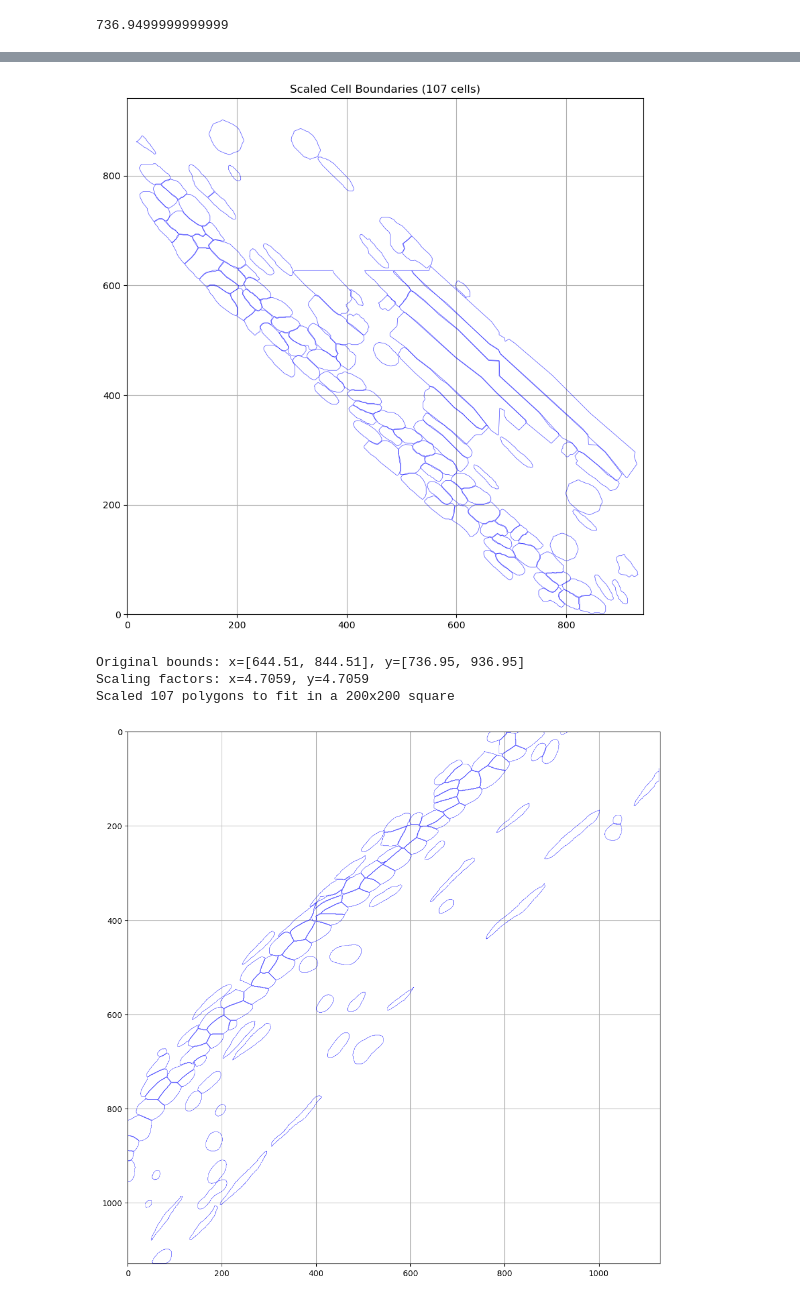
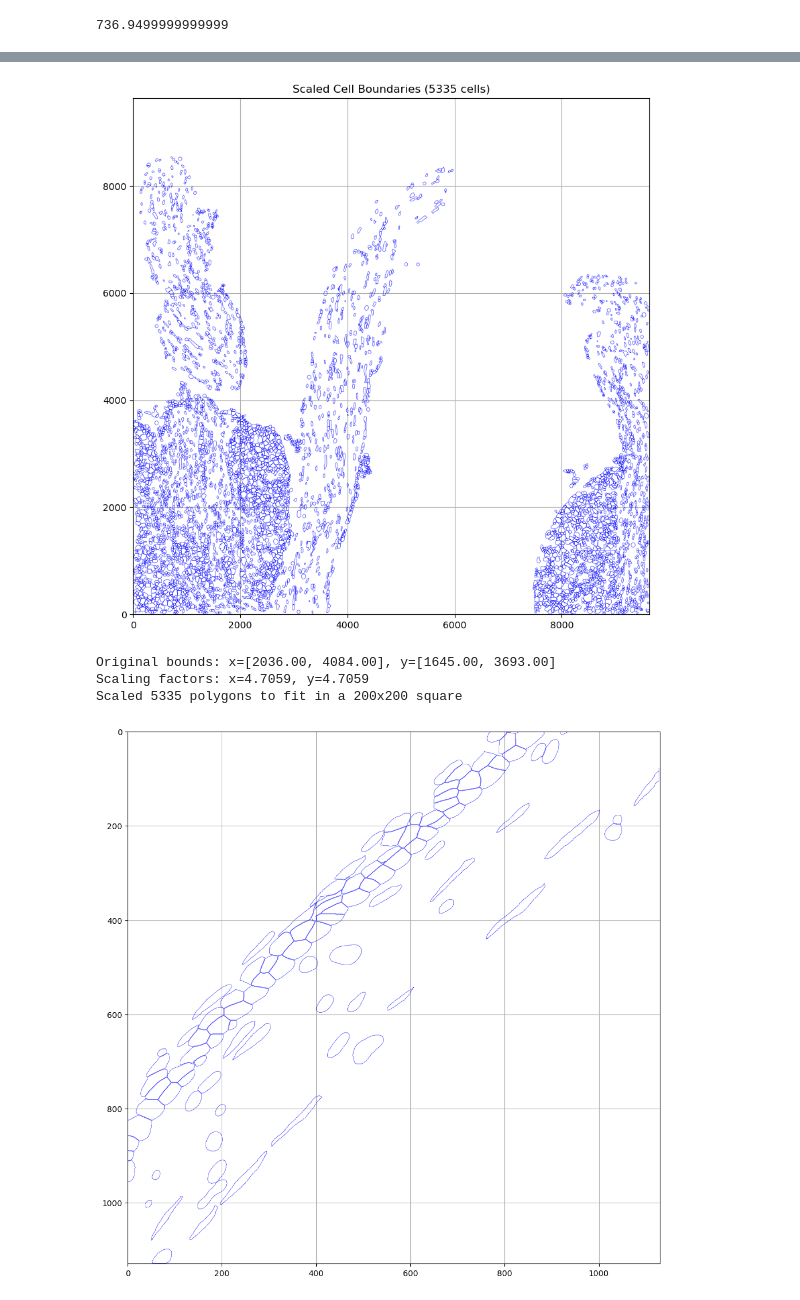
Before and after one commit to xiwang3236/SpatialOmics_cellpose, a Jupyter notebook: utils/crop_region_and_calculate_IOU.ipynb, the cells around one changed output, grey strips where cells are left out. Saved outputs shown, nothing was run; the diff lists cells and outputs as text; code cells hidden in the pictures.

```diff
--- a/utils/crop_region_and_calculate_IOU.ipynb
+++ b/utils/crop_region_and_calculate_IOU.ipynb
@@ -65,7 +67,7 @@ def open_zarr(path: str) -> zarr.Group:
     )
     return zarr.group(store=store)
 
-root = open_zarr("G:\Alexis_data\Project\SpatialOmics_cellpose\data5k\output-XETG00245__0041374__Section_1_1886OD__20250326__175738\cells.zarr.zip")
+root = open_zarr("D:\Alexis\Projects\SpatialOmics_cellpose\data_DRG\output-XETG00245__0058080__Test_Lesion_DRGs_1__20250806__180812\cells.zarr.zip")
 # Create cell and nucleus segmentation mask np array objects to read or modify
 cellseg_mask = np.array(root["masks"][1])
 nucseg_mask = np.array(root["masks"][0])
@@ -127,12 +129,12 @@ polygon_set = root['polygon_sets']['1']
 num_vertices = polygon_set['num_vertices'][:]
 vertices = polygon_set['vertices'][:]
 
-start_x = 644.5124999999999
-start_y = 736.9499999999999
+start_x = 2036
+start_y = 1645
 
 # Define the cropping region
-x_min, x_max = start_x, start_x + 200  # Adjust these values based on your dataset
-y_min, y_max = start_y, start_y + 200  # Adjust these values based on your dataset
+x_min, x_max = start_x, start_x + 2048  # Adjust these values based on your dataset
+y_min, y_max = start_y, start_y + 2048  # Adjust these values based on your dataset
 
 # Collect polygons without flipping
 all_polygons = []
@@ -185,8 +187,8 @@ plt.show()
 # %%
 
 # Scaling factors to map the original (x_min, x_max) and (y_min, y_max) to 0-800
-scale_x = 200 / (x_max - x_min)
-scale_y = 200 / (y_max - y_min)
+scale_x = 2048 / (x_max - x_min)
+scale_y = 2048 / (y_max - y_min)
 
 # New list to store the scaled polygons
 scaled_all_polygons = []
@@ -208,8 +210,8 @@ for polygon_coords in all_polygons:
     scaled_all_polygons.append(scaled_polygon_coords)
 # %%
 # Scaling factors to map the original (x_min, x_max) and (y_min, y_max) to 0-800
-scale_x = 200/0.2125 / (x_max - x_min)
-scale_y = 200/0.2125 / (y_max - y_min)
+scale_x = 2048/0.2125 / (x_max - x_min)
+scale_y = 2048/0.2125 / (y_max - y_min)
 
 # New list to store the scaled polygons
 scaled_all_polygons = []
@@ -231,39 +233,39 @@ for polygon_coords in all_polygons:
     scaled_all_polygons.append(scaled_polygon_coords)
 
 # Plot the scaled polygons
 plt.figure(figsize=(10, 10))
 
 # Create a LineCollection for efficient plotting of scaled polygons
 scaled_line_collection = LineCollection(scaled_all_polygons, linewidths=0.5, colors='blue', alpha=0.7)
 
 # Add the scaled polygon collection to the plot
 plt.gca().add_collection(scaled_line_collection)
 
 # Set equal aspect ratio
 plt.gca().set_aspect('equal')
 
 # Add grid for better visibility
 plt.grid(True)
 
 # Set the limits for the scaled plot (0-200 range)
-plt.xlim([0, 200/0.2125])
-plt.ylim([0, 200/0.2125])
+plt.xlim([0, 2048/0.2125])
+plt.ylim([0, 2048/0.2125])
 
 # Add title
 plt.title(f"Scaled Cell Boundaries ({len(scaled_all_polygons)} cells)")
 
 # Show the plot
 plt.show()
 
 # Print scaling information
 print(f"Original bounds: x=[{x_min:.2f}, {x_max:.2f}], y=[{y_min:.2f}, {y_max:.2f}]")
 print(f"Scaling factors: x={scale_x:.4f}, y={scale_y:.4f}")
 print(f"Scaled {len(scaled_all_polygons)} polygons to fit in a 200x200 square")
 # %% [output]
-[figure, old version]
+[figure, new version]
-Original bounds: x=[644.51, 844.51], y=[736.95, 936.95]
+Original bounds: x=[2036.00, 4084.00], y=[1645.00, 3693.00]
 Scaling factors: x=4.7059, y=4.7059
-Scaled 107 polygons to fit in a 200x200 square
+Scaled 5335 polygons to fit in a 200x200 square
 # %%
 import numpy as np
 dat = np.load(r"G:/Alexis_data/ST/Calculation_5k/Manual_cropped_square_com_6_seg.npy",
```
Also changed, not shown: parts of 5 cells of this notebook, 3 other files.
